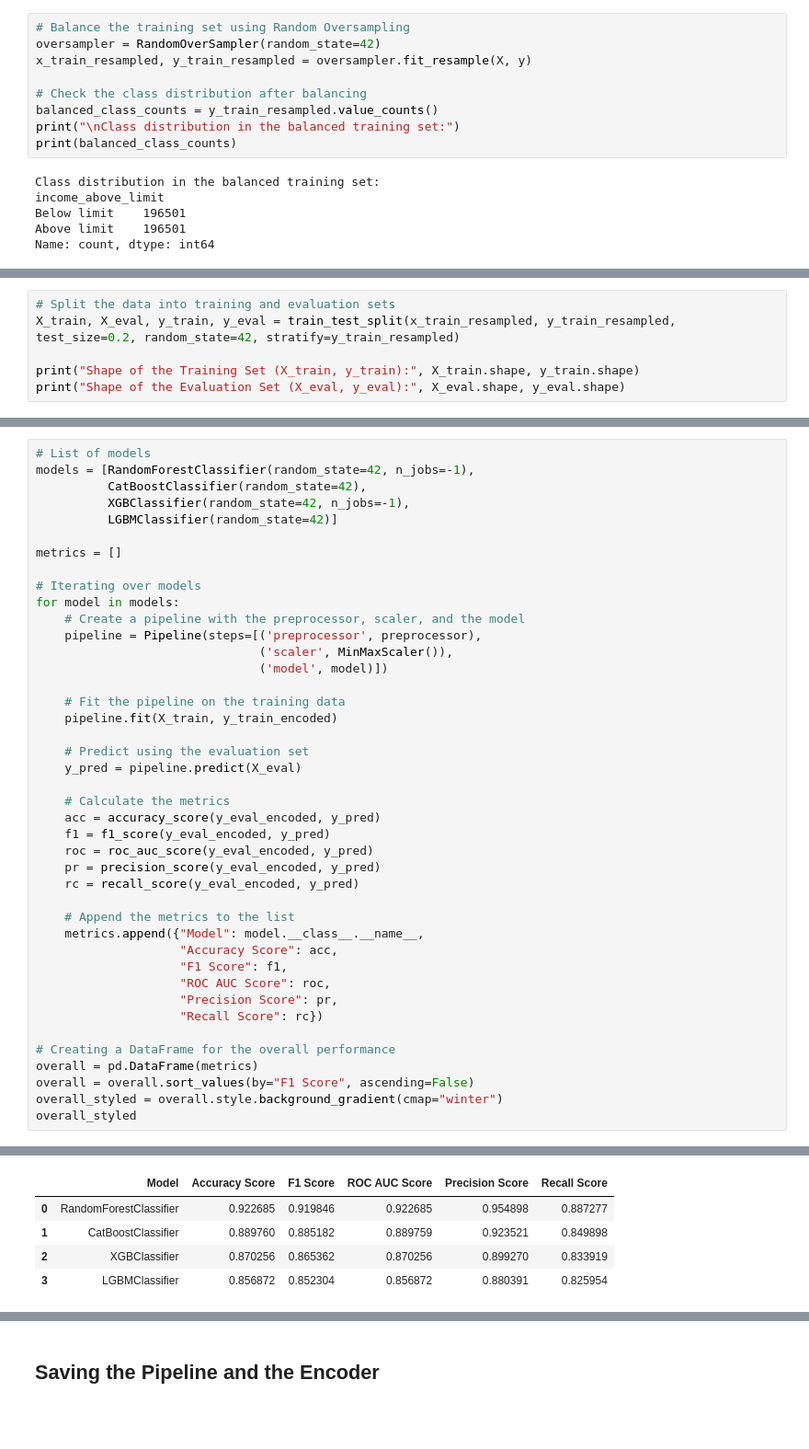
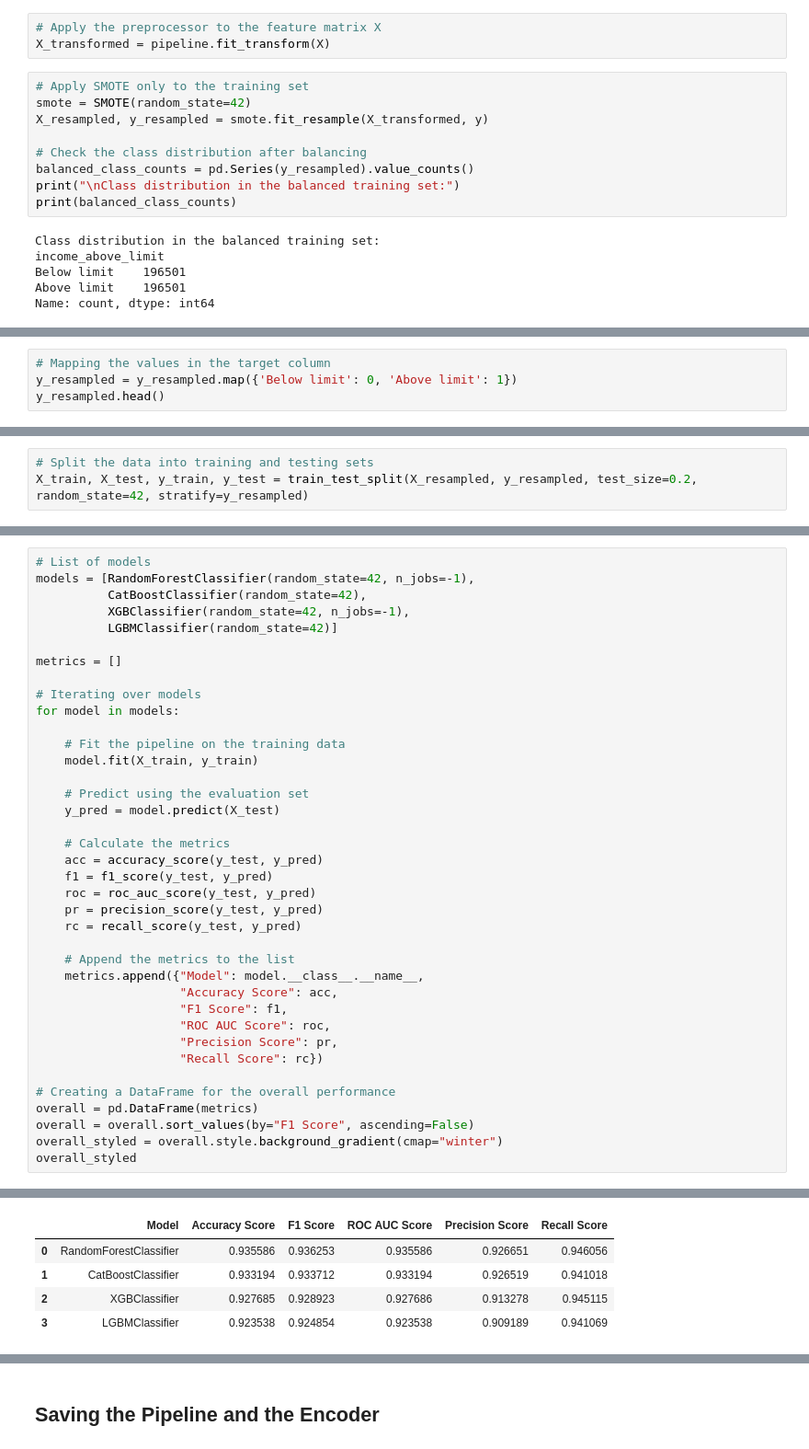
Before and after one commit to Feiiiisal/Income_classification, a Jupyter notebook: Dev/income.ipynb, the cells around one changed output, grey strips where cells are left out. Shown at 92% size. Saved outputs shown, nothing was run; the diff lists cells and outputs as text; blank space fills up the shorter version.

```diff
--- a/Dev/income.ipynb
+++ b/Dev/income.ipynb
@@ -1222,10 +1228,13 @@ preprocessor = ColumnTransformer(
+# %%
+# Apply the preprocessor to the feature matrix X
+X_transformed = pipeline.fit_transform(X)
 # %%
-# Balance the training set using Random Oversampling
-oversampler = RandomOverSampler(random_state=42)
-x_train_resampled, y_train_resampled = oversampler.fit_resample(X, y)
+# Apply SMOTE only to the training set
+smote = SMOTE(random_state=42)
+X_resampled, y_resampled = smote.fit_resample(X_transformed, y)
 
 # Check the class distribution after balancing
-balanced_class_counts = y_train_resampled.value_counts()
+balanced_class_counts = pd.Series(y_resampled).value_counts()
 print("\nClass distribution in the balanced training set:")
 print(balanced_class_counts)
 # %% [output]
@@ -1236,0 +1255,4 @@ Name: count, dtype: int64
+# %%
+# Mapping the values in the target column
+y_resampled = y_resampled.map({'Below limit': 0, 'Above limit': 1})
+y_resampled.head()
@@ -1237,6 +1266,3 @@ Name: count, dtype: int64
 # %%
-# Split the data into training and evaluation sets
-X_train, X_eval, y_train, y_eval = train_test_split(x_train_resampled, y_train_resampled, test_size=0.2, random_state=42, stratify=y_train_resampled)
-
-print("Shape of the Training Set (X_train, y_train):", X_train.shape, y_train.shape)
-print("Shape of the Evaluation Set (X_eval, y_eval):", X_eval.shape, y_eval.shape)
+# Split the data into training and testing sets
+X_train, X_test, y_train, y_test = train_test_split(X_resampled, y_resampled, test_size=0.2, random_state=42, stratify=y_resampled)
@@ -1258,23 +1277,19 @@ metrics = []
 
 # Iterating over models
 for model in models:
-    # Create a pipeline with the preprocessor, scaler, and the model
-    pipeline = Pipeline(steps=[('preprocessor', preprocessor),
-                               ('scaler', MinMaxScaler()),
-                               ('model', model)])
 
     # Fit the pipeline on the training data
-    pipeline.fit(X_train, y_train_encoded)
+    model.fit(X_train, y_train)
 
     # Predict using the evaluation set
-    y_pred = pipeline.predict(X_eval)
+    y_pred = model.predict(X_test)
 
     # Calculate the metrics
-    acc = accuracy_score(y_eval_encoded, y_pred)
-    f1 = f1_score(y_eval_encoded, y_pred)
-    roc = roc_auc_score(y_eval_encoded, y_pred)
-    pr = precision_score(y_eval_encoded, y_pred)
-    rc = recall_score(y_eval_encoded, y_pred)
+    acc = accuracy_score(y_test, y_pred)
+    f1 = f1_score(y_test, y_pred)
+    roc = roc_auc_score(y_test, y_pred)
+    pr = precision_score(y_test, y_pred)
+    rc = recall_score(y_test, y_pred)
 
     # Append the metrics to the list
     metrics.append({"Model": model.__class__.__name__,
@@ -1307,11 +1322,11 @@ Learning rate set to 0.120049
 [LightGBM] [Info] Number of data points in the train set: 314401, number of used features: 102
 [LightGBM] [Info] [binary:BoostFromScore]: pavg=0.500002 -> initscore=0.000006
 [LightGBM] [Info] Start training from score 0.000006
 |  | Model | Accuracy Score | F1 Score | ROC AUC Score | Precision Score | Recall Score |
-| 0 | RandomForestClassifier | 0.922685 | 0.919846 | 0.922685 | 0.954898 | 0.887277 |
-| 1 | CatBoostClassifier | 0.889760 | 0.885182 | 0.889759 | 0.923521 | 0.849898 |
-| 2 | XGBClassifier | 0.870256 | 0.865362 | 0.870256 | 0.899270 | 0.833919 |
-| 3 | LGBMClassifier | 0.856872 | 0.852304 | 0.856872 | 0.880391 | 0.825954 |
+| 0 | RandomForestClassifier | 0.935586 | 0.936253 | 0.935586 | 0.926651 | 0.946056 |
+| 1 | CatBoostClassifier | 0.933194 | 0.933712 | 0.933194 | 0.926519 | 0.941018 |
+| 2 | XGBClassifier | 0.927685 | 0.928923 | 0.927686 | 0.913278 | 0.945115 |
+| 3 | LGBMClassifier | 0.923538 | 0.924854 | 0.923538 | 0.909189 | 0.941069 |
 # %%
 # List of models
 models = [RandomForestClassifier(random_state=42, n_jobs=-1), CatBoostClassifier(random_state=42),
```
Also changed, not shown: parts of 24 cells of this notebook, 4 other files.
